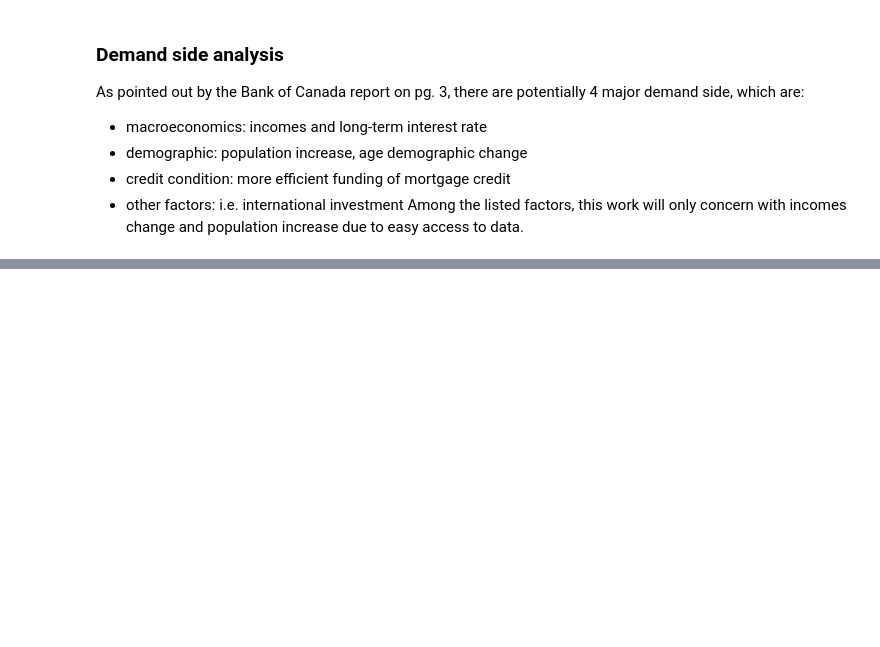
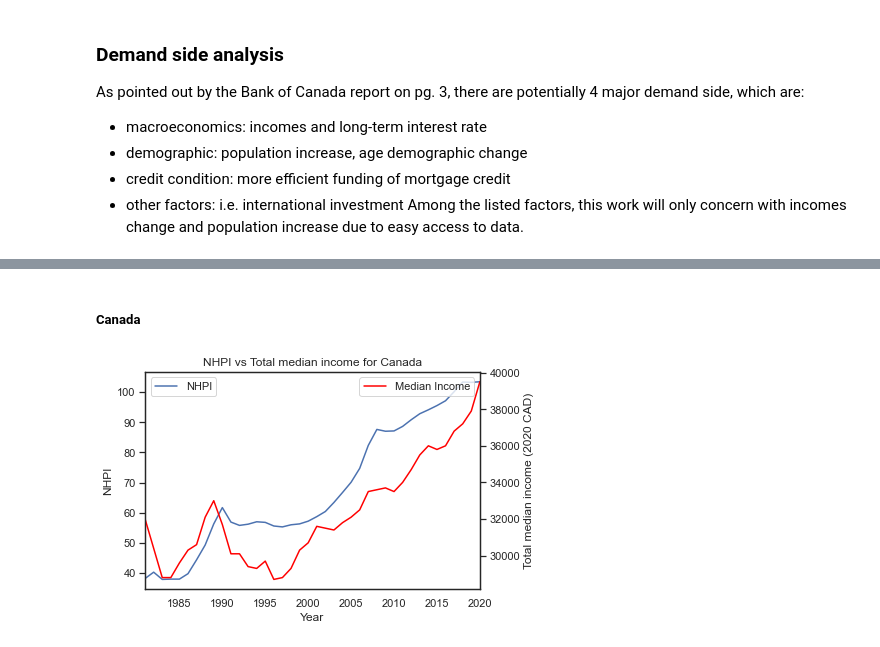
Before and after one commit to ChinhTranKaizen/StatCanHousing, a Jupyter notebook: DataAnalysis.ipynb, the cells around one changed output, grey strips where cells are left out. Saved outputs shown, nothing was run; the diff lists cells and outputs as text; code cells hidden in the pictures; blank space fills up the shorter version.

```diff
--- a/DataAnalysis.ipynb
+++ b/DataAnalysis.ipynb
@@ -28,0 +34,9 @@ df_md = pd.read_csv(pwd+'\\data\\raw\\housing\\18100205_MetaData.csv',header = 0
+# %%
+#Load income data in dollars
+dfIncome = pd.read_csv(pwd+'\\data\\raw\\income\\11100239.csv',header = 0,parse_dates=['REF_DATE'])
+#Select the data of all age group, both sexes, total median income
+dfIncome = dfIncome[(dfIncome['Age group'] == '16 years and over')\
+    &(dfIncome['Sex'] == 'Both sexes')\
+        &(dfIncome['Income source'] == 'Total income')\
+            &(dfIncome['Statistics'] == 'Median income (excluding zeros)')]\
+                [['REF_DATE','GEO','VALUE']]
@@ -44,0 +84,5 @@ for name in provinces_names:
+# %%
+dfIncome_CAN = dfIncome[dfIncome['GEO']=='Canada']
+province_df_Income = {}
+for name in provinces_names:
+    province_df_Income[name] = dfIncome[dfIncome.GEO == name]
@@ -99,0 +163,21 @@ Among the listed factors, this work will only concern with incomes change and po
+# %% [markdown]
+##### Canada
+# %%
+#Perform a query on 2 tables: NHPI and income
+NHPIvsIncome_CAN = df[df.GEO =='Canada'].merge(dfIncome_CAN,on='REF_DATE',suffixes=("_NHPI","_Income"))\
+    .drop(columns=['GEO_NHPI','GEO_Income','New housing price indexes'])
+#Plot a 2 y-axes line plot
+sns.set_theme(style="white", palette=None)
+fig, ax1 = plt.subplots()
+ax2 = ax1.twinx()
+NHPIvsIncome_CAN.plot(x='REF_DATE',y='VALUE_NHPI',ax=ax1)
+ax1.set_ylabel('NHPI')
+ax1.set_xlabel('Year')
+ax1.legend(['NHPI'])
+NHPIvsIncome_CAN.plot(x='REF_DATE',y='VALUE_Income',color="red",ax=ax2)
+ax2.set_ylabel('Total median income (2020 CAD)')
+ax2.legend(['Median Income'])
+ax1.set_title('NHPI vs Total median income for Canada')
+plt.show()
+# %% [output]
+[figure, added]
```
Also changed, not shown: parts of 35 cells of this notebook, 4 other files.
